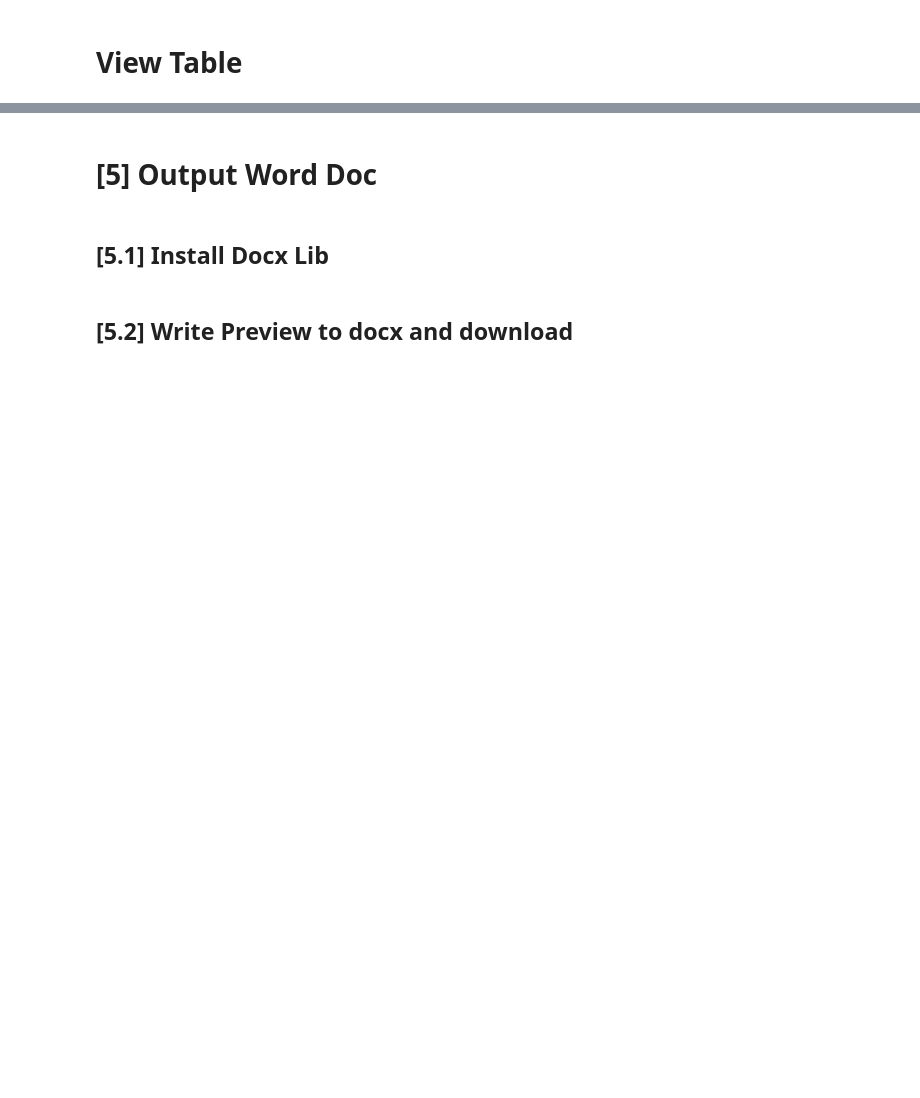
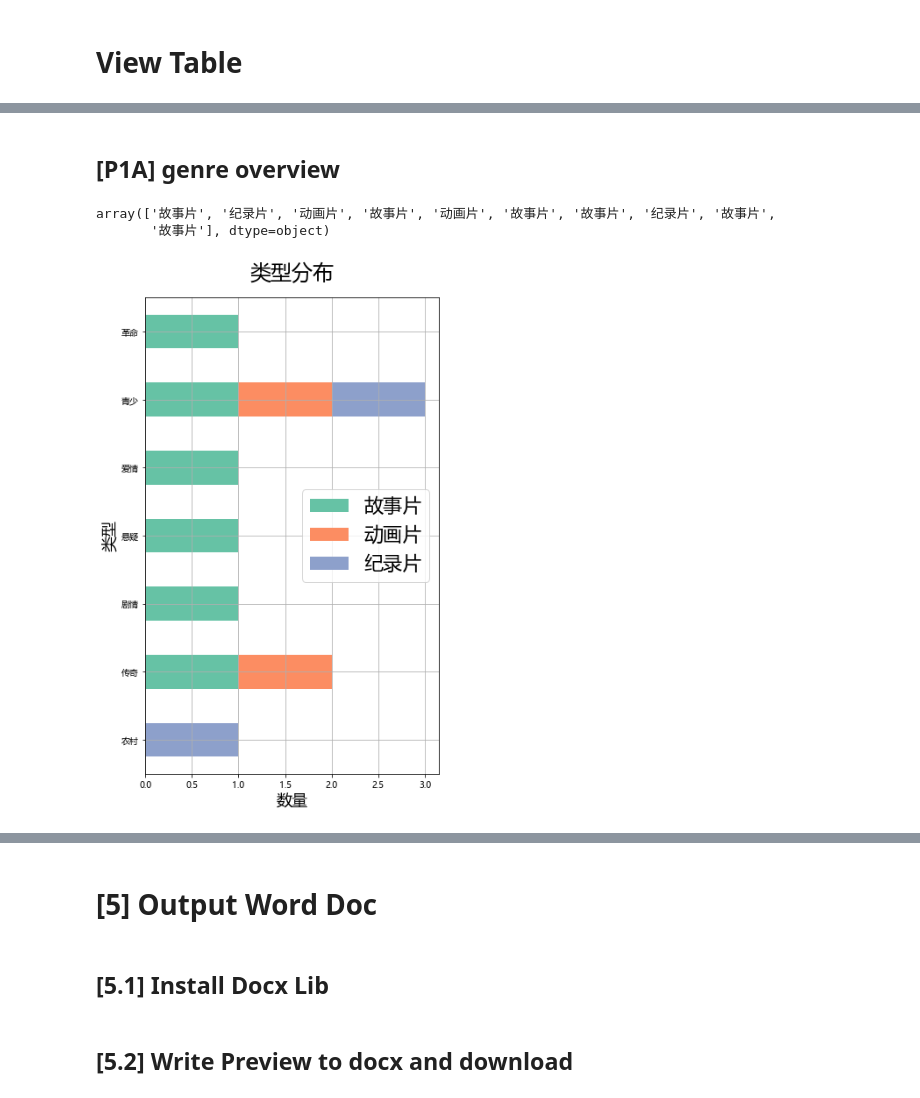
Before and after one commit to CT-Cultures/Article, a Jupyter notebook: ipynb/ZGDYPW_Release.ipynb, the cells around one changed output, grey strips where cells are left out. Drawn from its saved outputs; the diff is of its cells as text; code cells hidden in the pictures; blank space fills up the shorter version.

```diff
--- a/ipynb/ZGDYPW_Release.ipynb
+++ b/ipynb/ZGDYPW_Release.ipynb
@@ -592,0 +402,17 @@ df[['主要角色', '梗概']]
+# %%
+os.chdir(path_Content) # change to the Content directory
+
+# predict alternative title
+df_curr['预测片名'] = predict.predict_title(df_curr['梗概'].tolist())
+
+# predict genre
+df_curr['类型'] = predict.predict_genre(df_curr['梗概'].tolist())
+
+# predict time period
+df_curr['年代'] = predict.predict_time(df_curr['梗概'].tolist())
+
+# extract keywords, topK=10
+df_curr['kw'] = df_curr['梗概'].apply(predict.extract_keywords, topK=10).copy()
+
+# identify main characters
+df_curr['主要角色'] = df_curr['梗概'].apply(predict.identify_characters).copy()
@@ -623,0 +426,7 @@ HTML(df[['电影名称', '类型', '修正类型', '梗概']].to_html())
+# %%
+# adjust genre
+df_curr['类型_ext'] = df_curr['类型'].copy()
+# %%
+i = 0
+batch = 10
+df_curr['类型_ext'][i:i+batch].to_numpy()
@@ -623,0 +442,3 @@ HTML(df[['电影名称', '类型', '修正类型', '梗概']].to_html())
+# %%
+df_curr['类型_ext'].iloc[i:i+batch] = \
+['传奇', '农村', '青少', '爱情', '传奇', '悬疑', '剧情', '青少', '青少', '革命']
@@ -686,0 +582,16 @@ df_view = df_view.sort_values('备案至今', ascending=False)
+# %% [markdown]
+## [P1A] genre overview
+# %%
+# sanity check
+print(df_curr['电影类别'].to_numpy())
+print(df_ChinaFilm_reg['电影类别'].unique())
+# %% [output]
+array(['故事片', '纪录片', '动画片', '故事片', '动画片', '故事片', '故事片', '纪录片', '故事片',
+       '故事片'], dtype=object)
+# %%
+fp_plot_genre, df_by_genre = utils.plot_genre(df_curr,
+                                             'ALL_{}'.format(issue_date),
+                                             stacked=True,
+                                             return_df=True)
+# %% [output]
+[figure, added]
```
Also changed, not shown: parts of 210 cells of this notebook, 4 other files.
